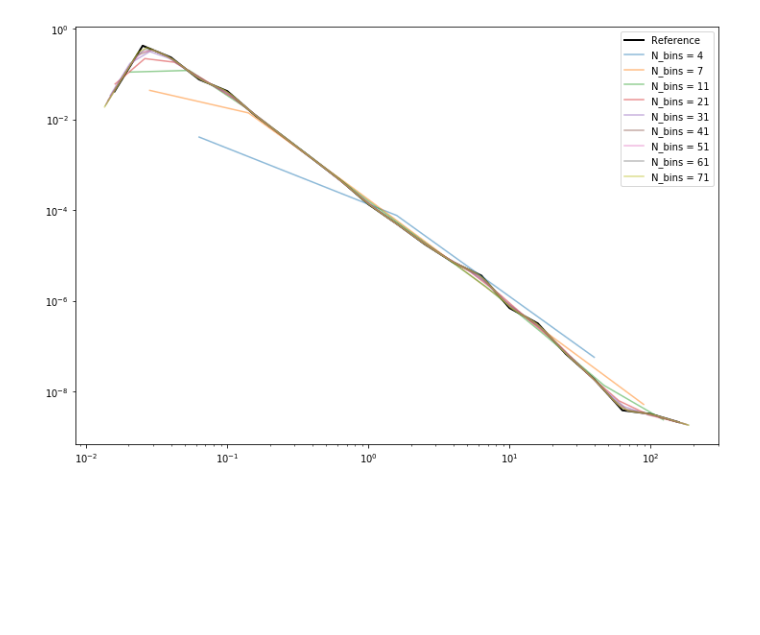
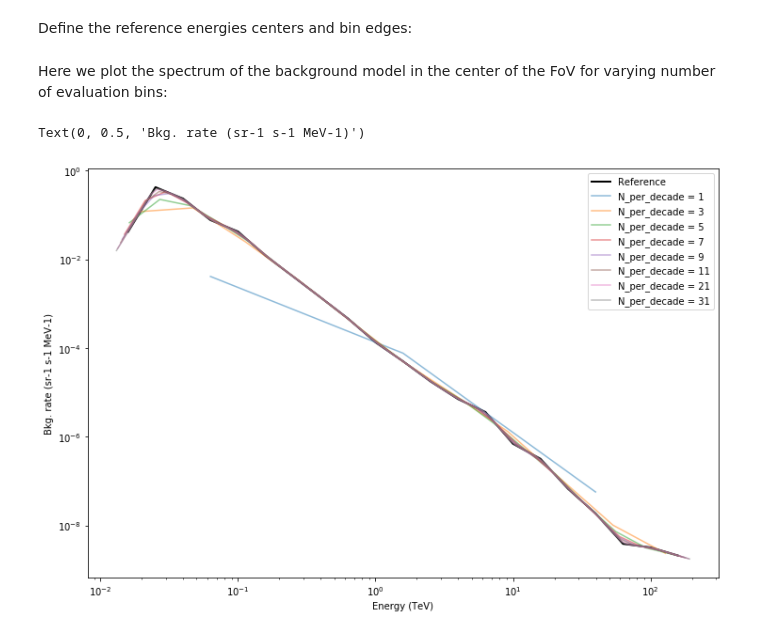
Before and after one commit to fabiopintore/notebooks-public, a Jupyter notebook: gp-bkg-integration.ipynb, the cells around one changed output. Cells and saved outputs as stored; diff of their text form; code cells hidden in the pictures; blank space fills up the shorter version.

Commit message:
Update background integration notebook

```diff
--- a/gp-bkg-integration.ipynb
+++ b/gp-bkg-integration.ipynb
@@ -63 +22,3 @@ obs = store.get_observations([110380])[0]
+# %% [markdown]
+Define the reference energies centers and bin edges:
 # %%
@@ -65,34 +25,41 @@ bkg_3d = obs.bkg
 e_edges = bkg_3d.data.axes[0].bins
 e_center = bkg_3d.data.axes[0].log_center()
+# %% [markdown]
+Here we plot the spectrum of the background model in the center of the FoV for varying number of evaluation bins:
+# %%
+bins_per_decades = [1, 3, 5, 7, 9, 11, 21, 31]
 # %%
 plt.figure(figsize=(12, 8))
 bkg_profile = bkg_3d.evaluate(energy_reco=e_center, fov_lat=0 * u.deg, fov_lon=0 * u.deg)
 plt.plot(e_center, bkg_profile, label="Reference", lw=2, color="k")
 
 total_bkg = []
-n_bins = [4, 7, 11, 21, 31, 41, 51, 61, 71]
 
-for n_bin in n_bins:
+for bins_per_decade in bins_per_decades:
     e_log_min = np.log10(e_edges[0].to_value("TeV"))
     e_log_max = np.log10(e_edges[-1].to_value("TeV"))
+
+    n_bin = int((e_log_max - e_log_min) * bins_per_decade)
     e_n_bins = np.logspace(e_log_min, e_log_max, n_bin) * u.TeV
     e_n_bins_center = np.sqrt(e_n_bins[1:] * e_n_bins[:-1])
 
     bkg_profile_n_bins = bkg_3d.evaluate_integrate(
         energy_reco=e_n_bins,
         fov_lat=0 * u.deg,
         fov_lon=0 * u.deg
     )
     plt.plot(
         e_n_bins_center,
         (bkg_profile_n_bins / np.diff(e_n_bins)).to("sr-1 s-1 MeV-1"),
         alpha=0.5,
-        label=f"N_bins = {n_bin}"
+        label=f"N_per_decade = {bins_per_decade}"
     )
     total_bkg.append(bkg_profile_n_bins.sum().to("s-1 sr-1"))
 
 plt.loglog()
 plt.legend()
-plt.savefig(f"bkg-integration.png", dpi=300)
+plt.xlabel("Energy (TeV)")
+plt.ylabel("Bkg. rate (sr-1 s-1 MeV-1)")
 # %% [output]
+Text(0, 0.5, 'Bkg. rate (sr-1 s-1 MeV-1)')
-[figure, old version]
+[figure, new version]
```
Also changed, not shown: parts of 22 cells of this notebook.
